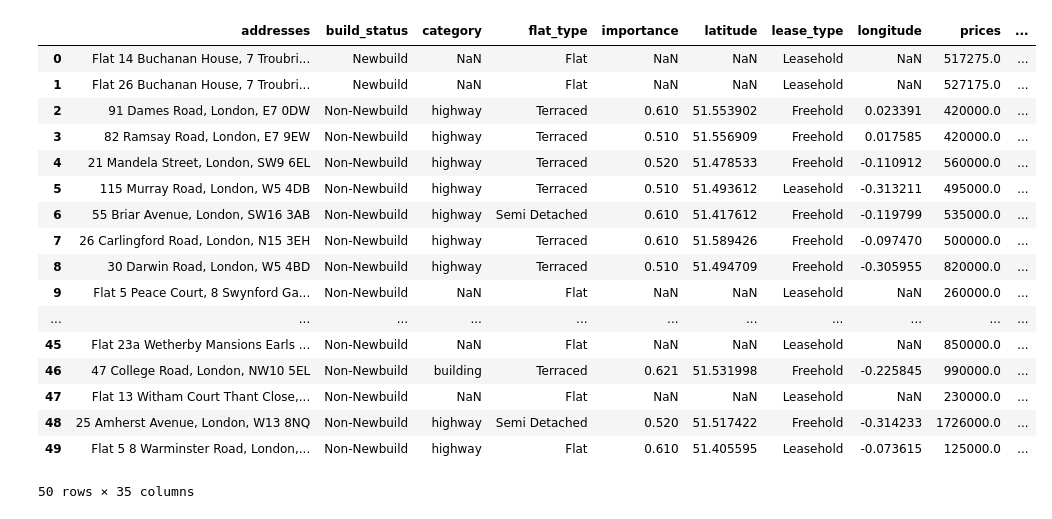
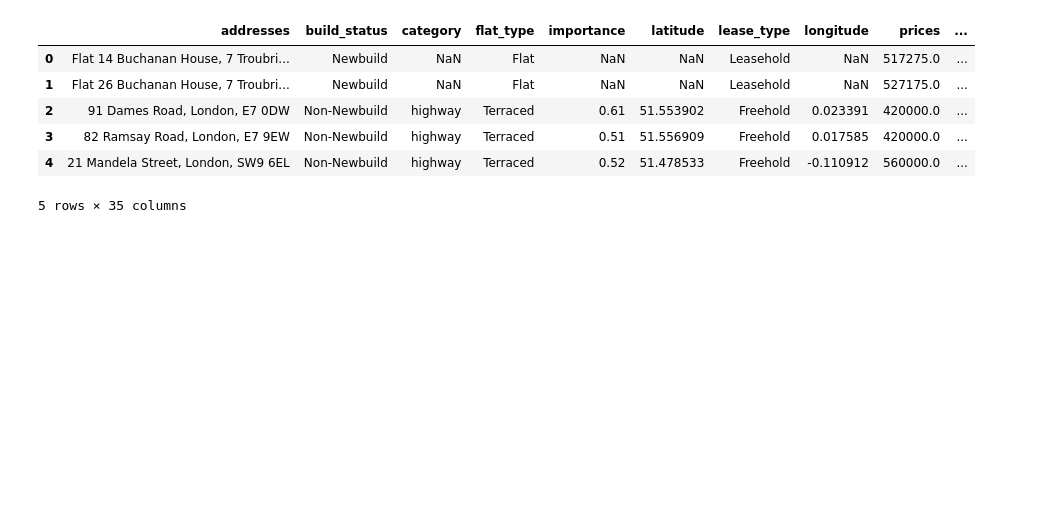
Before and after one commit to snagdy/web_scraping_ml_and_restful_api, a Jupyter notebook: scratchpads/web_scraping_scratch_pad.ipynb, the cells around one changed output. Saved outputs shown, nothing was run; the diff lists cells and outputs as text; code cells hidden in the pictures; blank space fills up the shorter version.

```diff
--- a/scratchpads/web_scraping_scratch_pad.ipynb
+++ b/scratchpads/web_scraping_scratch_pad.ipynb
@@ -189,38 +157,27 @@ dataset_frame
 # %%
 # We will also create dummy variables for all our non-numerical dataseries.
 build_status_dummies = pd.get_dummies(dataset_frame.build_status)
 flat_type_dummies = pd.get_dummies(dataset_frame.flat_type)
 lease_type_dummies = pd.get_dummies(dataset_frame.lease_type)
 category_dummies = pd.get_dummies(dataset_frame.category)
 subcategory_dummies = pd.get_dummies(dataset_frame.subcategory)
 
 
 dataframes_set = [dataset_frame, build_status_dummies, flat_type_dummies, lease_type_dummies, category_dummies, subcategory_dummies]
 # for dataframe in dataframes_set:
 #     dataframe.reset_index(drop=True)
 
 dataset_frame = pd.concat(dataframes_set, axis=1)
 # dataset_frame = pd.concat([dataset_frame, pd.get_dummies(dataset_frame.lease_type)], axis=1)
-dataset_frame
+dataset_frame.head()
 # %% [output]
 |  | addresses | build_status | category | flat_type | importance | latitude | lease_type | longitude | prices | ... |
 | 0 | Flat 14 Buchanan House, 7 Troubri... | Newbuild | NaN | Flat | NaN | NaN | Leasehold | NaN | 517275.0 | ... |
 | 1 | Flat 26 Buchanan House, 7 Troubri... | Newbuild | NaN | Flat | NaN | NaN | Leasehold | NaN | 527175.0 | ... |
-| 2 | 91 Dames Road, London, E7 0DW | Non-Newbuild | highway | Terraced | 0.610 | 51.553902 | Freehold | 0.023391 | 420000.0 | ... |
-| 3 | 82 Ramsay Road, London, E7 9EW | Non-Newbuild | highway | Terraced | 0.510 | 51.556909 | Freehold | 0.017585 | 420000.0 | ... |
-| 4 | 21 Mandela Street, London, SW9 6EL | Non-Newbuild | highway | Terraced | 0.520 | 51.478533 | Freehold | -0.110912 | 560000.0 | ... |
-| 5 | 115 Murray Road, London, W5 4DB | Non-Newbuild | highway | Terraced | 0.510 | 51.493612 | Leasehold | -0.313211 | 495000.0 | ... |
-| 6 | 55 Briar Avenue, London, SW16 3AB | Non-Newbuild | highway | Semi Detached | 0.610 | 51.417612 | Freehold | -0.119799 | 535000.0 | ... |
-| 7 | 26 Carlingford Road, London, N15 3EH | Non-Newbuild | highway | Terraced | 0.610 | 51.589426 | Freehold | -0.097470 | 500000.0 | ... |
-| 8 | 30 Darwin Road, London, W5 4BD | Non-Newbuild | highway | Terraced | 0.510 | 51.494709 | Freehold | -0.305955 | 820000.0 | ... |
-| 9 | Flat 5 Peace Court, 8 Swynford Ga... | Non-Newbuild | NaN | Flat | NaN | NaN | Leasehold | NaN | 260000.0 | ... |
-| ... | ... | ... | ... | ... | ... | ... | ... | ... | ... | ... |
-| 45 | Flat 23a Wetherby Mansions Earls ... | Non-Newbuild | NaN | Flat | NaN | NaN | Leasehold | NaN | 850000.0 | ... |
-| 46 | 47 College Road, London, NW10 5EL | Non-Newbuild | building | Terraced | 0.621 | 51.531998 | Freehold | -0.225845 | 990000.0 | ... |
-| 47 | Flat 13 Witham Court Thant Close,... | Non-Newbuild | NaN | Flat | NaN | NaN | Leasehold | NaN | 230000.0 | ... |
-| 48 | 25 Amherst Avenue, London, W13 8NQ | Non-Newbuild | highway | Semi Detached | 0.520 | 51.517422 | Freehold | -0.314233 | 1726000.0 | ... |
-| 49 | Flat 5 8 Warminster Road, London,... | Non-Newbuild | highway | Flat | 0.610 | 51.405595 | Leasehold | -0.073615 | 125000.0 | ... |
+| 2 | 91 Dames Road, London, E7 0DW | Non-Newbuild | highway | Terraced | 0.61 | 51.553902 | Freehold | 0.023391 | 420000.0 | ... |
+| 3 | 82 Ramsay Road, London, E7 9EW | Non-Newbuild | highway | Terraced | 0.51 | 51.556909 | Freehold | 0.017585 | 420000.0 | ... |
+| 4 | 21 Mandela Street, London, SW9 6EL | Non-Newbuild | highway | Terraced | 0.52 | 51.478533 | Freehold | -0.110912 | 560000.0 | ... |
-50 rows × 35 columns
+5 rows × 35 columns
 # %%
 dataset_frame = dataset_frame.dropna()
 cols_to_drop = ['build_status',
```
Also changed, not shown: parts of 8 cells of this notebook, 2 other files.
